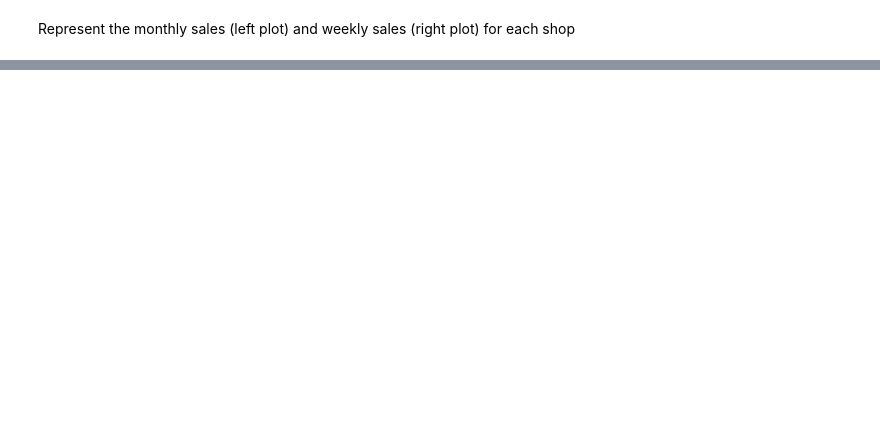
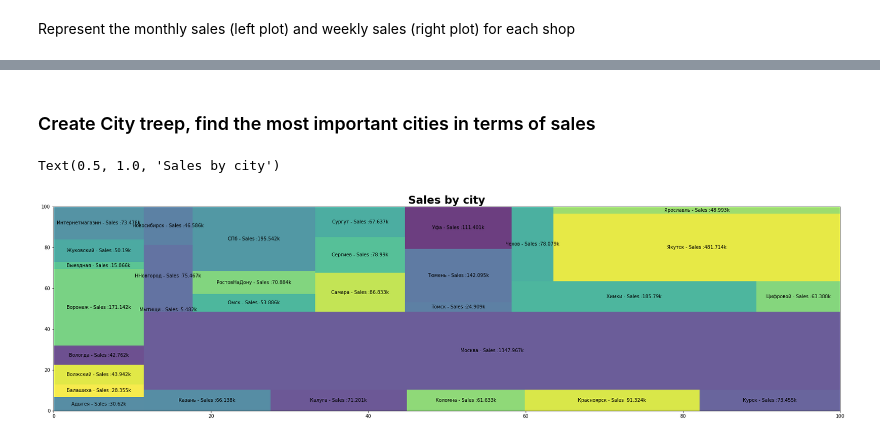
Before and after one commit to STEPHEN-yuri/CE9010_project, a Jupyter notebook: eda-dynamic.ipynb, the cells around one changed output, grey strips where cells are left out. Saved outputs shown, nothing was run; the diff lists cells and outputs as text; code cells hidden in the pictures; blank space fills up the shorter version.

```diff
--- a/eda-dynamic.ipynb
+++ b/eda-dynamic.ipynb
@@ -55,6 +69,3 @@ sales df
-# %%
-sales = pd.read_csv("/kaggle/input/competitive-data-science-predict-future-sales/sales_train.csv")
-sales.shape
 # %%
 # let's correct the shops df and also generate a few more features
 def fix_shops(shops):
@@ -79,17 +90,13 @@ def fix_shops(shops):
     shops["city_id"] = LabelEncoder().fit_transform(shops['city'])
 # %%
 # a simple function that creates a global df with all joins and also shops corrections
-def create_df():
+def create_df(shops,items_category,items,sales):
     '''
     This is a helper function that creates the train df.
     '''
     # import all df
-    shops = pd.read_csv("/kaggle/input/competitive-data-science-predict-future-sales/shops.csv")
     fix_shops(shops) # fix the shops as we have seen before
 
-    items_category = pd.read_csv("/kaggle/input/competitive-data-science-predict-future-sales/item_categories.csv")
-    items = pd.read_csv("/kaggle/input/competitive-data-science-predict-future-sales/items.csv")
-    sales = pd.read_csv("/kaggle/input/competitive-data-science-predict-future-sales/sales_train.csv")
         # fix shop_id in sales so that we can later merge the df
     d = {0:57, 1:58, 10:11, 23:24}
     sales["shop_id"] = sales["shop_id"].apply(lambda x: d[x] if x in d.keys() else x)
@@ -110,3 +116,5 @@ df.shape
+# %%
+df = create_df(shops,items_category,items,sales)
 # %%
 # calculate the monthly sales
 df["date"] = pd.to_datetime(df["date"], format = "%d.%m.%Y")
@@ -189,6 +201,9 @@ datetime.datetime(2015, 5, 9),
 datetime.datetime(2015, 6, 12),
 datetime.datetime(2015, 11, 4)
 ]
+# %%
+iterable=df
+short_df = df[df["shop_name"] == iterable][["date","item_cnt_day"]]
 # %%
 for iterable in sorted(list(df["shop_name"].unique())[:5]):
 
@@ -328,0 +327,19 @@ Feature Engineering
+# %% [markdown]
+### Create City treep, find the most important cities in terms of sales
+# %%
+# Note that the first word in the shop name is the city name, but first we need to clean the city names
+df["shop_name"]=df["shop_name"].apply(lambda s: "".join([x for x in s if x not in string.punctuation]))
+df["city"]=df["shop_name"].apply(lambda s: s.split()[0])
+df["city"].head()
+
+# Create City treep, find the most important cities
+df_city=df[["city","item_cnt_day"]].groupby("city")["item_cnt_day"].sum().to_frame()
+values=df_city["item_cnt_day"]
+labels = ["{} - Sales :{}k".format(city, sales/1000) for city, sales in zip(df_city.index, values)]
+
+plt.figure(figsize = (30, 8))
+squarify.plot(sizes = values, label = labels,  alpha = 0.8)
+plt.title("Sales by city",fontsize = 23, fontweight = "bold")
+# %% [output]
+Text(0.5, 1.0, 'Sales by city')
+[figure, added]
```
Also changed, not shown: parts of 33 cells of this notebook.
